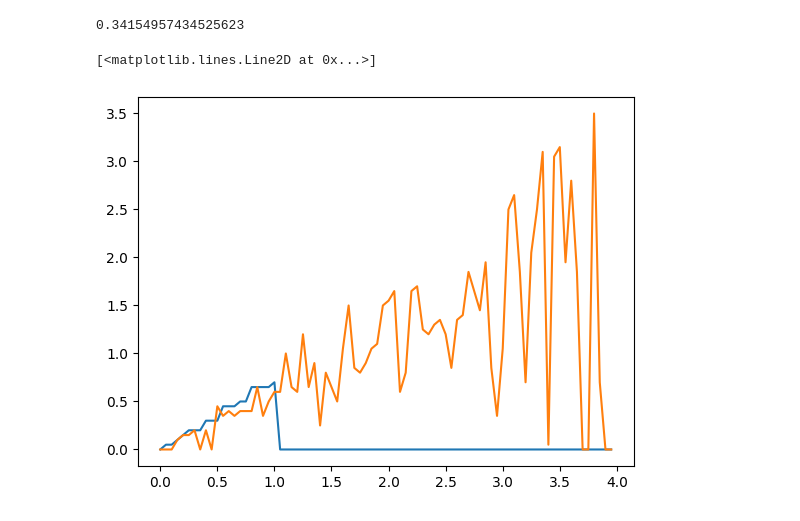
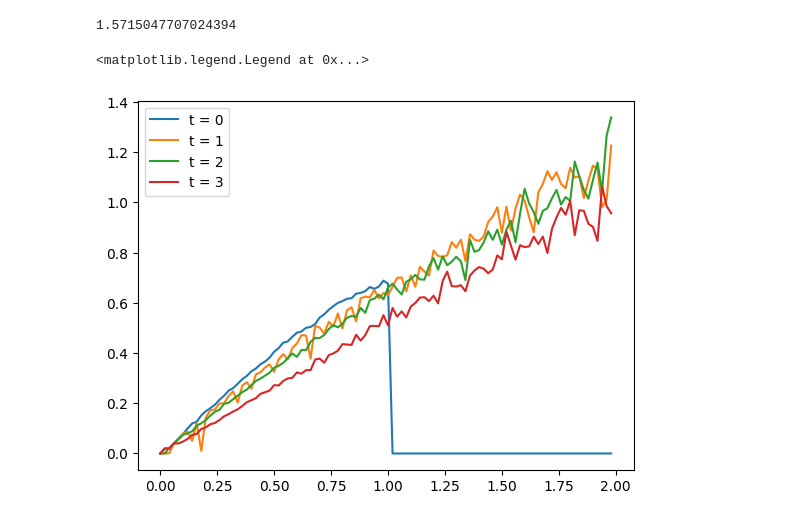
Before and after one commit to derrick-r-chan/RLexample, a Jupyter notebook: MFGTimeDep.ipynb, the cells around one changed output. Saved outputs shown, nothing was run; the diff lists cells and outputs as text; code cells hidden in the pictures.

```diff
--- a/MFGTimeDep.ipynb
+++ b/MFGTimeDep.ipynb
@@ -190,11 +169,31 @@ plt.plot(actions, mu[0])
-# %%
-print(np.dot(mu[0], actions))
-
-%matplotlib inline
-
-plt.plot(states, optimal[0])
-plt.plot(states, optimal[1])
-# %% [output]
-0.34154957434525623
-[<matplotlib.lines.Line2D at 0x...>]
-[figure, removed]
+# %%
+theoretical = np.linalg.solve([])
+# %% [output]
+1.5715047707024394
+# %%
+# argmaxxing to find optimal policy for each state
+# and plotting to see trend
+optimal = []
+for t in range(T):
+    optimal.append([])
+    for x in range(round(max / step)):
+        optimal[t].append([])
+        for p in range(smooth):
+            optimal[t][x].append(actions[np.argmax(Q[p, t, x, :])])
+
+OPTIMAL = []
+for t in range(T):
+    OPTIMAL.append([])
+    for x in range(round(max / step)):
+        OPTIMAL[t].append(np.mean(optimal[t][x]))
+
+%matplotlib inline
+
+plt.plot(states[:100], OPTIMAL[0][:100])
+plt.plot(states[:100], OPTIMAL[1][:100])
+plt.plot(states[:100], OPTIMAL[2][:100])
+plt.plot(states[:100], OPTIMAL[3][:100])
+plt.legend(["t = 0", "t = 1", "t = 2", "t = 3"])
+# %% [output]
+<matplotlib.legend.Legend at 0x...>
+[figure, added]
```
Also changed, not shown: parts of 3 cells of this notebook.
